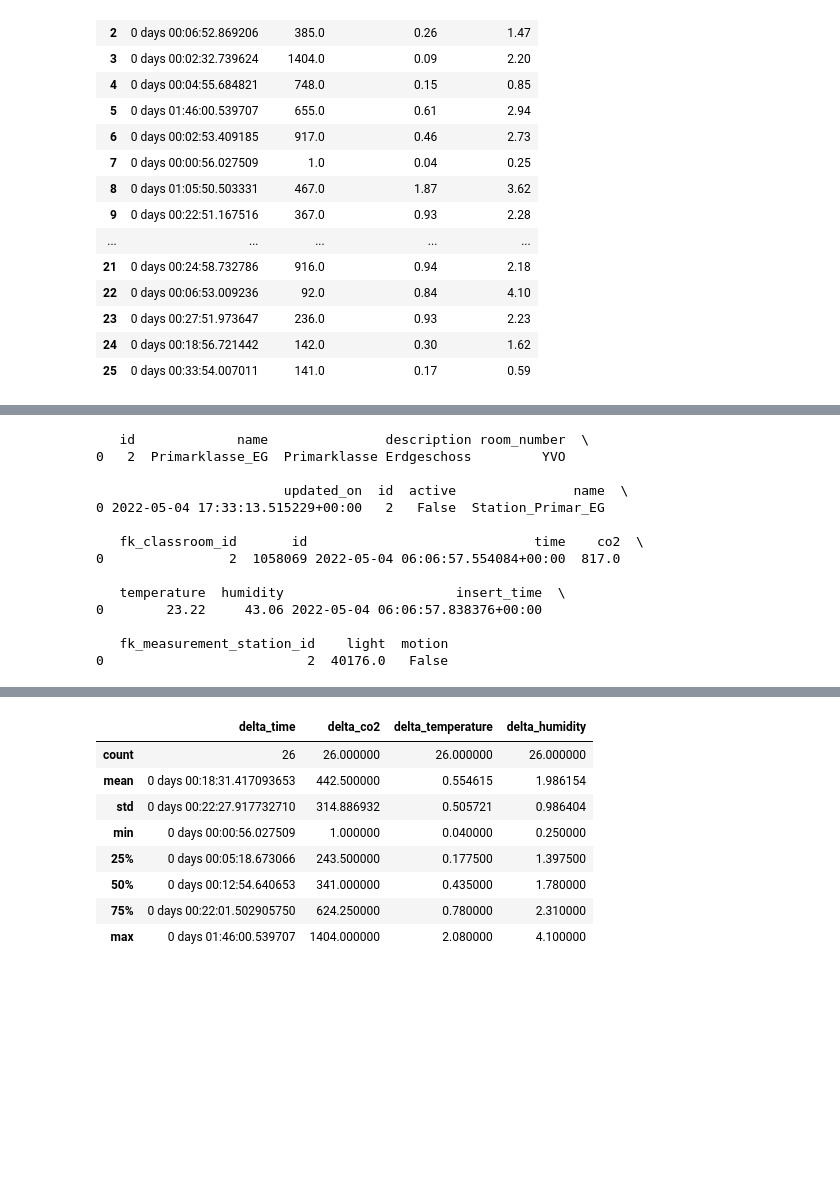
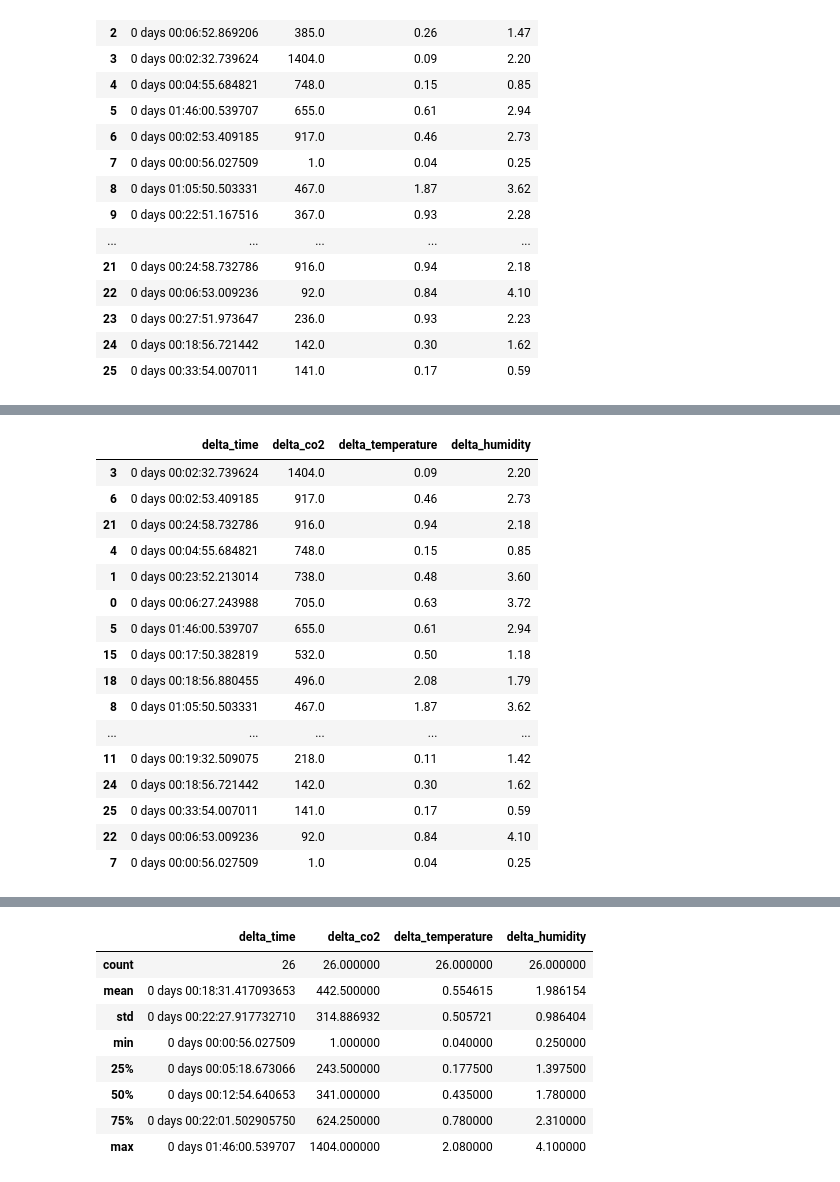
Before and after one commit to Smart-Classroom-Challenge/Data-Evaluation, a Jupyter notebook: data-evaluation.ipynb, the cells around one changed output, grey strips where cells are left out. Saved outputs shown, nothing was run; the diff lists cells and outputs as text; code cells hidden in the pictures; blank space fills up the shorter version.

```diff
--- a/data-evaluation.ipynb
+++ b/data-evaluation.ipynb
@@ -440,3 +454,3 @@ TypeError: descriptor 'time' for 'datetime.datetime' objects doesn't apply to a
 # %%
-print(Auswertung_Delta.sort_values(by=['delta_co2'], ascending=False))
+Auswertung_Delta.sort_values(by=['delta_co2'], ascending=False)
 # %% [output]
@@ -460,17 +457,17 @@ print(Auswertung_Delta.sort_values(by=['delta_co2'], ascending=False))
+|  | delta_time | delta_co2 | delta_temperature | delta_humidity |
+| 3 | 0 days 00:02:32.739624 | 1404.0 | 0.09 | 2.20 |
+| 6 | 0 days 00:02:53.409185 | 917.0 | 0.46 | 2.73 |
+| 21 | 0 days 00:24:58.732786 | 916.0 | 0.94 | 2.18 |
+| 4 | 0 days 00:04:55.684821 | 748.0 | 0.15 | 0.85 |
+| 1 | 0 days 00:23:52.213014 | 738.0 | 0.48 | 3.60 |
+| 0 | 0 days 00:06:27.243988 | 705.0 | 0.63 | 3.72 |
+| 5 | 0 days 01:46:00.539707 | 655.0 | 0.61 | 2.94 |
+| 15 | 0 days 00:17:50.382819 | 532.0 | 0.50 | 1.18 |
+| 18 | 0 days 00:18:56.880455 | 496.0 | 2.08 | 1.79 |
+| 8 | 0 days 01:05:50.503331 | 467.0 | 1.87 | 3.62 |
+| ... | ... | ... | ... | ... |
+| 11 | 0 days 00:19:32.509075 | 218.0 | 0.11 | 1.42 |
+| 24 | 0 days 00:18:56.721442 | 142.0 | 0.30 | 1.62 |
+| 25 | 0 days 00:33:54.007011 | 141.0 | 0.17 | 0.59 |
+| 22 | 0 days 00:06:53.009236 | 92.0 | 0.84 | 4.10 |
+| 7 | 0 days 00:00:56.027509 | 1.0 | 0.04 | 0.25 |
-# %%
-df = get_singe_measurement('Primarklasse_EG', datetime='2022-05-05 07:42:00.984617+02:00')
-# %% [output]
-   id             name               description room_number  \
-0   2  Primarklasse_EG  Primarklasse Erdgeschoss         YVO
-
-                        updated_on  id  active               name  \
-0 2022-05-04 17:33:13.515229+00:00   2   False  Station_Primar_EG
-
-   fk_classroom_id       id                             time    co2  \
-0                2  1058069 2022-05-04 06:06:57.554084+00:00  817.0
-
-   temperature  humidity                      insert_time  \
-0        23.22     43.06 2022-05-04 06:06:57.838376+00:00
-
-   fk_measurement_station_id    light  motion
-0                          2  40176.0   False
```
Also changed, not shown: parts of 4 cells of this notebook.
